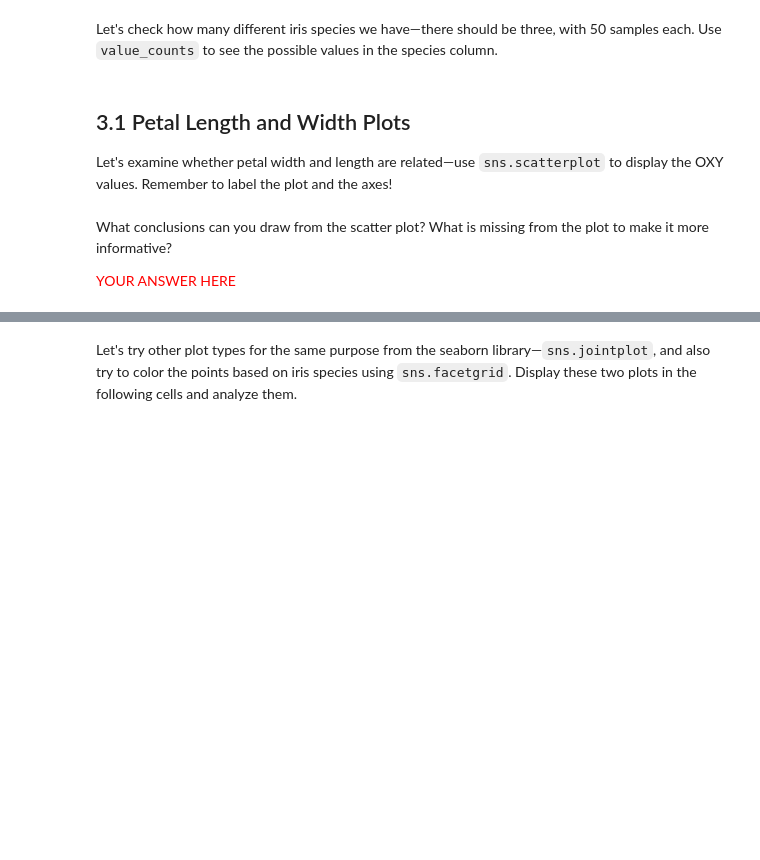
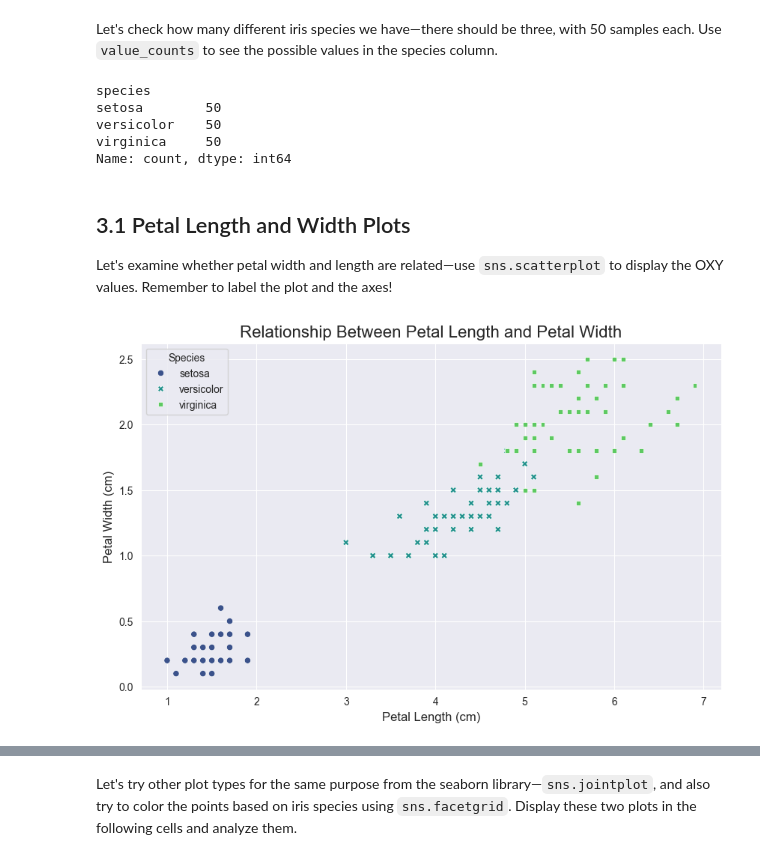
Before and after one commit to tgdmin/Python_2nd-Project, a Jupyter notebook: LAB1_np_pandas_matplotlib.ipynb, the cells around one changed output, grey strips where cells are left out. Drawn from its saved outputs; the diff is of its cells as text; code cells hidden in the pictures; blank space fills up the shorter version.

```diff
--- a/LAB1_np_pandas_matplotlib.ipynb
+++ b/LAB1_np_pandas_matplotlib.ipynb
@@ -455,0 +524,4 @@ iris.head()
+# %%
+iris = pd.read_csv("iris.csv")
+
+iris.head()
@@ -455,0 +535,4 @@ iris.head()
+# %%
+iris = iris.drop(columns=['ID'])
+
+iris.head()
@@ -460,3 +548,13 @@ Let's check how many different iris species we have—there should be three, wit
+# %%
+species_counts = iris['species'].value_counts()
+
+print(species_counts)
+# %% [output]
+species
+setosa        50
+versicolor    50
+virginica     50
+Name: count, dtype: int64
 # %% [markdown]
 ## 3.1 Petal Length and Width Plots
 
@@ -466,4 +562,13 @@ Let's examine whether petal width and length are related—use `sns.scatterplot`
-# %% [markdown]
-What conclusions can you draw from the scatter plot? What is missing from the plot to make it more informative?
-
-<font color='red'>YOUR ANSWER HERE</font>
+# %%
+plt.figure(figsize=(10, 6))
+sns.scatterplot(data=iris, x="petal_length", y="petal_width", hue="species", style="species", palette="viridis")
+
+plt.title("Relationship Between Petal Length and Petal Width", fontsize=16)
+plt.xlabel("Petal Length (cm)", fontsize=12)
+plt.ylabel("Petal Width (cm)", fontsize=12)
+
+plt.legend(title="Species", fontsize=10)
+
+plt.show()
+# %% [output]
+[figure, added]
```
Also changed, not shown: parts of 67 cells of this notebook.
